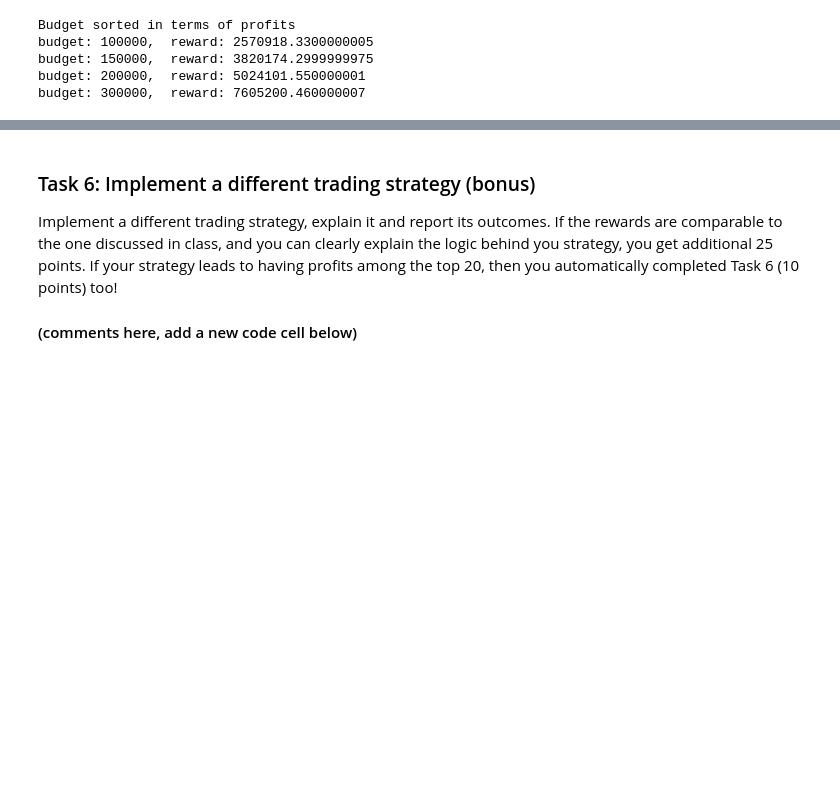
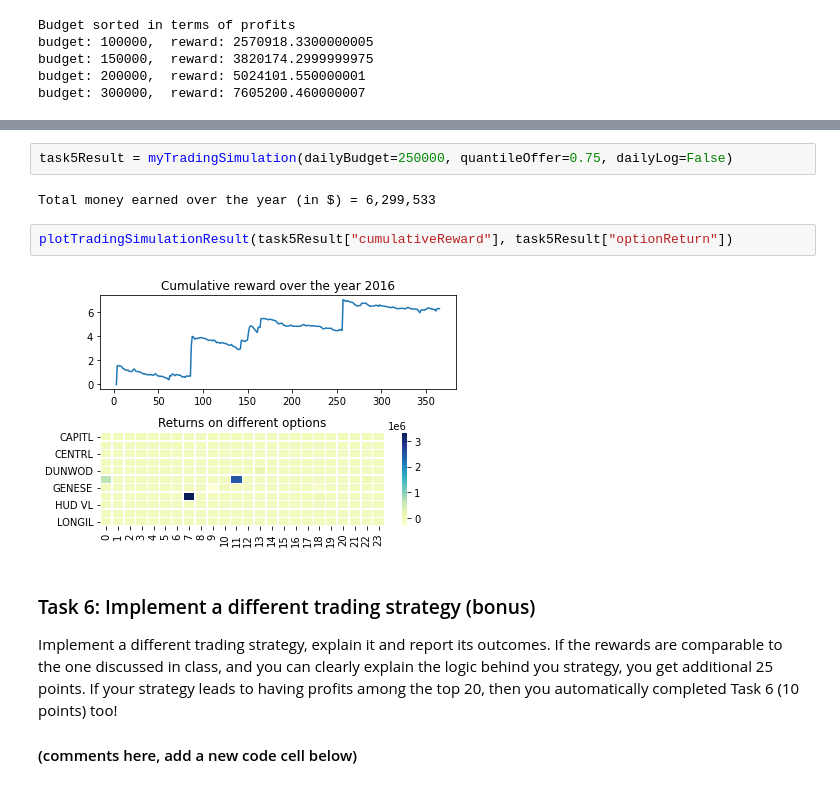
Before and after one commit to samuel95207/2021-FA-UIUC-ECE365-Data-Science-and-Engineering, a Jupyter notebook: Part2/Lab3/Virtual Bidding in NYISO markets-Students.ipynb, the cells around one changed output, grey strips where cells are left out. Cells and saved outputs as stored; diff of their text form; blank space fills up the shorter version.

Commit message:
Finish Part2 Lab3 task5

```diff
--- a/Part2/Lab3/Virtual Bidding in NYISO markets-Students.ipynb
+++ b/Part2/Lab3/Virtual Bidding in NYISO markets-Students.ipynb
@@ -915,3 +1040,11 @@ Make changes to increase the profits further! The people with the top 10 total p
+# %%
+task5Result = myTradingSimulation(dailyBudget=250000, quantileOffer=0.75, dailyLog=False)
+# %% [output]
+Total money earned over the year (in $) = 6,299,533
+# %%
+plotTradingSimulationResult(task5Result["cumulativeReward"], task5Result["optionReturn"])
+# %% [output]
+[figure, added]
 # %% [markdown]
 ### Task 6: Implement a different trading strategy (bonus)
 
```
Also changed, not shown: parts of 4 cells of this notebook.
